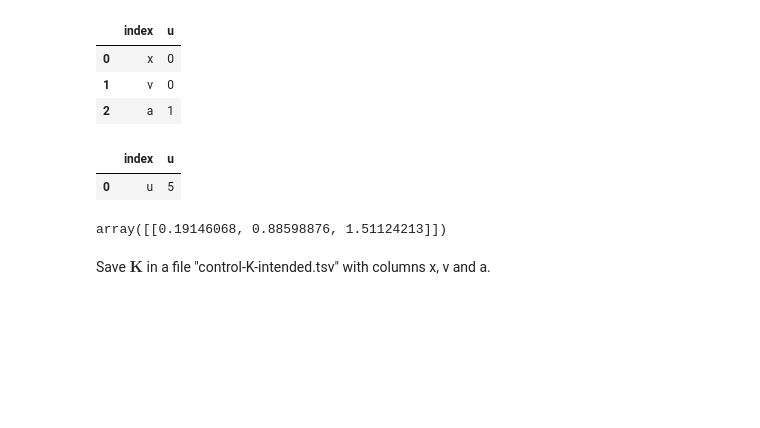
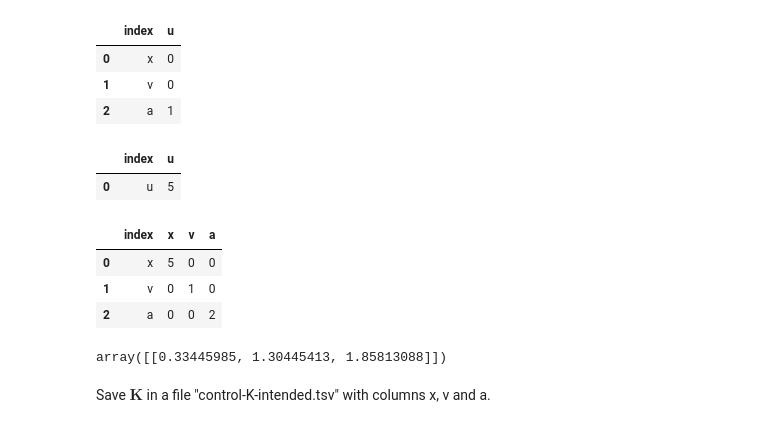
Before and after one commit to aidandig/dx704-project-07, a Jupyter notebook: dx704-project-07.ipynb, the cells around one changed output. Saved outputs shown, nothing was run; the diff lists cells and outputs as text; code cells hidden in the pictures; blank space fills up the shorter version.

```diff
--- a/dx704-project-07.ipynb
+++ b/dx704-project-07.ipynb
@@ -43,6 +43,7 @@ import numpy as np
 model_a = pd.read_csv('model-A.tsv', sep='\t')
 model_b = pd.read_csv('model-B.tsv', sep='\t')
 cost_r  = pd.read_csv('cost-R.tsv', sep='\t')
+cost_q  = pd.read_csv('cost-Q.tsv', sep='\t')
 # %%
 model_a
 # %% [output]
@@ -62,19 +63,25 @@ cost_r
 # %% [output]
 |  | index | u |
 | 0 | u | 5 |
+# %%
+cost_q
+# %% [output]
+|  | index | x | v | a |
+| 0 | x | 5 | 0 | 0 |
+| 1 | v | 0 | 1 | 0 |
+| 2 | a | 0 | 0 | 2 |
 # %%
 import control
 
 A = model_a[['x', 'v', 'a']].to_numpy()
 B = model_b[['u']].to_numpy()
 R = cost_r[['u']].to_numpy()
-
-Q = np.eye(A.shape[0])
+Q = cost_q[['x', 'v', 'a']].to_numpy()
 
 K, S, E = control.dlqr(A, B, Q, R)
 K
 # %% [output]
-array([[0.19146068, 0.88598876, 1.51124213]])
+array([[0.33445985, 1.30445413, 1.85813088]])
 # %% [markdown]
 Save $\mathbf{K}$ in a file "control-K-intended.tsv" with columns x, v and a.
 # %%
```
Also changed, not shown: 1 other file.
